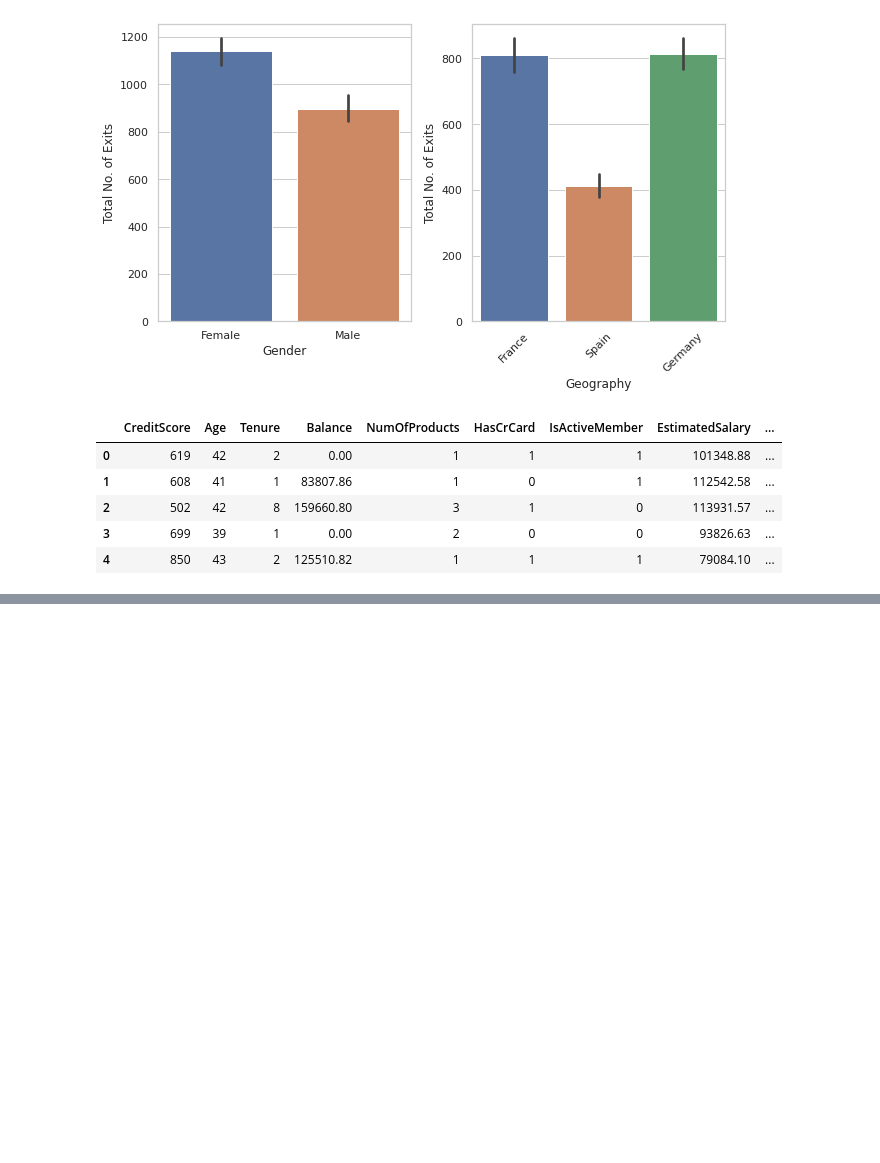
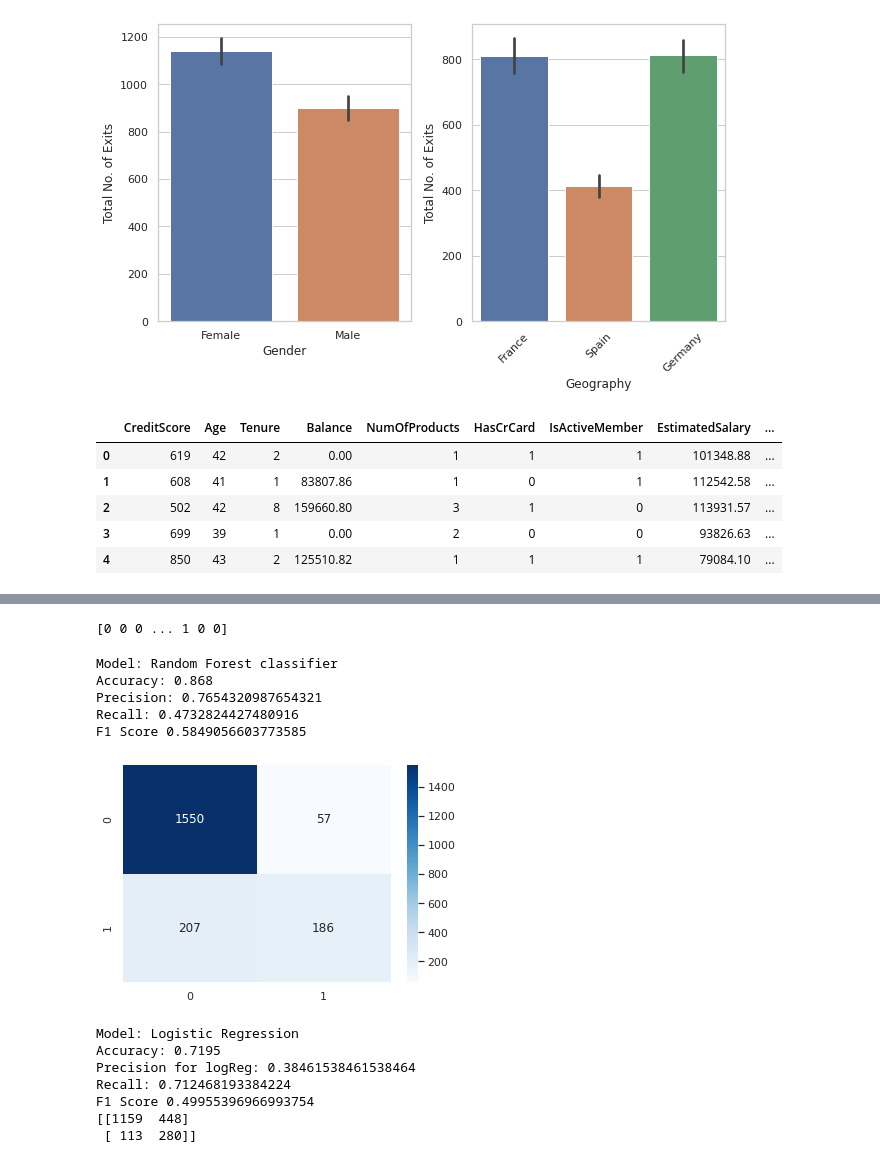
Before and after one commit to Aishwarya-Sarkar/predicting-bank-customer-churn, a Jupyter notebook: bank-customer-churn-prediction.ipynb, the cells around one changed output, grey strips where cells are left out. Saved outputs shown, nothing was run; the diff lists cells and outputs as text; code cells hidden in the pictures; blank space fills up the shorter version.

```diff
--- a/bank-customer-churn-prediction.ipynb
+++ b/bank-customer-churn-prediction.ipynb
@@ -155,0 +192,58 @@ encoded_data.head()
+# %%
+#building the Random forest classifier from our sampled training data
+rfc = RandomForestClassifier()
+# fitting the classifier to the oversampled training data
+rfc.fit(xTrain, yTrain)
+yPred = rfc.predict(xTest)
+print(yPred)
+
+logreg = LogisticRegression(class_weight='balanced')
+logreg.fit(xTrain, yTrain)
+
+# Predict the labels of the test set
+y_pred_log = logreg.predict(xTest)
+# %% [output]
+[0 0 0 ... 1 0 0]
+# %%
+print("Model: Random Forest classifier")
+
+#Computing the accuracy, precision, recall and F1 score for the RF classifier
+acc = accuracy_score(yTest, yPred)
+print("Accuracy: {}".format(acc))
+prec = precision_score(yTest, yPred)
+print("Precision: {}".format(prec))
+rec = recall_score(yTest, yPred)
+print("Recall: {}".format(rec))
+f1 = f1_score(yTest, yPred)
+print("F1 Score {}".format(f1))
+cf_matrix=confusion_matrix(yTest, yPred)
+labels = ['True Negative','False Positive','False Negative','True Positive']
+labels = np.asarray(labels).reshape(2,2)
+sns.heatmap(cf_matrix, annot=True, fmt='', cmap='Blues')
+plt.show()
+
+print("\n\nModel: Logistic Regression")
+#Computing the accuracy, precision, recall and F1 score for the Ogistic Regression model
+acc = accuracy_score(yTest, y_pred_log)
+print("Accuracy: {}".format(acc))
+prec_log = precision_score(yTest, y_pred_log)
+print("Precision for logReg: {}".format(prec_log))
+rec_log = recall_score(yTest, y_pred_log)
+print("Recall: {}".format(rec_log))
+f1 = f1_score(yTest, y_pred_log)
+print("F1 Score {}".format(f1))
+print(confusion_matrix(yTest, y_pred_log))
+# %% [output]
+Model: Random Forest classifier
+Accuracy: 0.868
+Precision: 0.7654320987654321
+Recall: 0.4732824427480916
+F1 Score 0.5849056603773585
+[figure, added]
+Model: Logistic Regression
+Accuracy: 0.7195
+Precision for logReg: 0.38461538461538464
+Recall: 0.712468193384224
+F1 Score 0.49955396966993754
+[[1159  448]
+ [ 113  280]]
```
Also changed, not shown: parts of 8 cells of this notebook.
